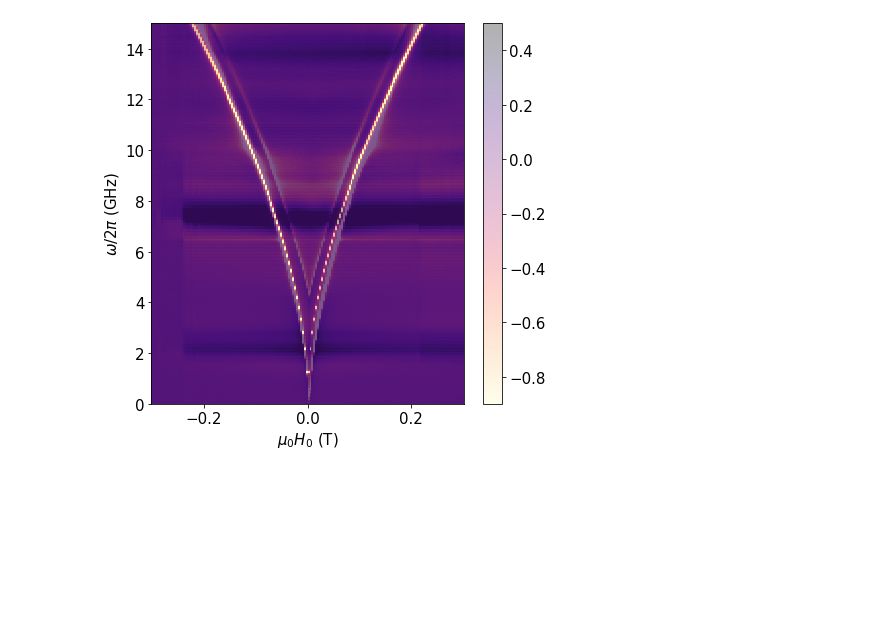
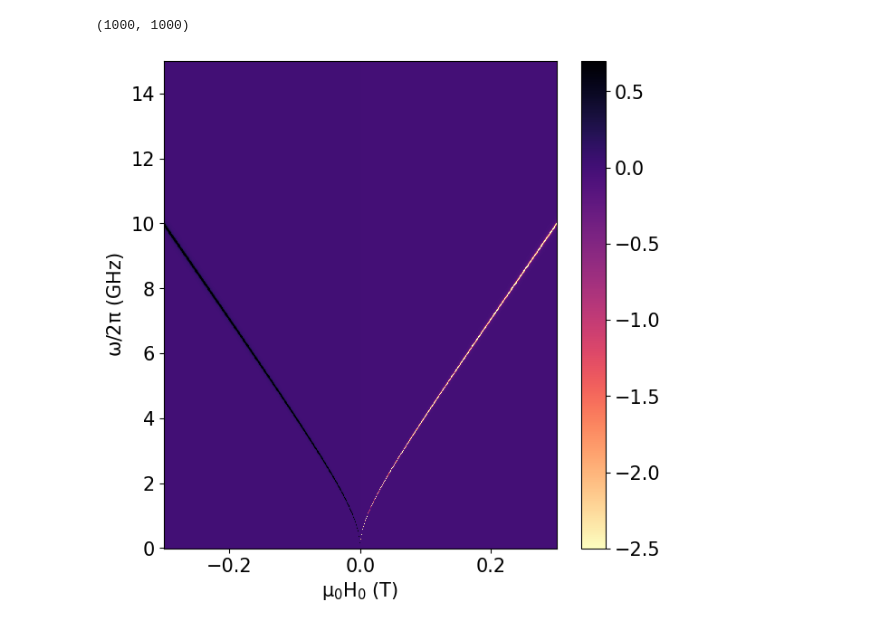
Before and after one commit to MarkCunningham0410/FMRDataAnalysis, a Jupyter notebook: permeability.ipynb, the cells around one changed output. Saved outputs shown, nothing was run; the diff lists cells and outputs as text; code cells hidden in the pictures; blank space fills up the shorter version.

```diff
--- a/permeability.ipynb
+++ b/permeability.ipynb
@@ -4,17 +3,19 @@ import matplotlib.pyplot as plt
 # %%
-def tensor_process(mu0_H, omega, magnetisation = 1.001, gamma = 28.8, eta = 0.0001):
+def susceptibility_xx(mu0_H, omega, sign, magnetisation = 0.1, gamma = 28.8, eta = 0.0001):
 
     omega_m = gamma * magnetisation
 
-    omega_0 = gamma * np.sqrt((mu0_H**2 + np.abs(mu0_H * magnetisation))) + 1j * eta * omega
+    omega_0 = gamma * np.sqrt(mu0_H**2 + mu0_H * magnetisation) + 1j * eta * omega
 
-    Uxx = (omega_m * omega_0) / (omega_0**2 - omega**2)
+    match sign:
+        case True:
+            Uxx = (omega_m * omega_0) / (omega_0**2 - omega**2)
+        case False:
+            Uxx = (omega_m * omega_0) / (omega**2 - omega_0**2)
 
     return Uxx
 # %%
-field = np.linspace(-0.3, 0.3, 160)
-omega_array = np.linspace(0, 15, 5001)
+field = np.linspace(-0.3, 0.3, 1000)
+omega_array = np.linspace(0, 15, 1000)
 
 fields, omegas = np.meshgrid(field, omega_array)
-
-tensor_matrix = tensor_process(fields, omegas)
@@ -35,11 +22,20 @@ x,y,z = FMR_Analysis.functionality(
+# %%
+
+conditions_list = [fields<0, fields>=0]
+choice_list = [susceptibility_xx(np.abs(fields),omegas, False), susceptibility_xx(fields,omegas, True)]
+
+selection = np.select(conditions_list, choice_list)
+# %%
+selection.shape
+# %% [output]
+(1000, 1000)
 # %%
 fig = plt.figure(figsize=(7,7))
-plt.pcolormesh(fields, omegas, np.imag(tensor_matrix), cmap = 'magma_r', vmin=-2.5, vmax=0.7, alpha = 1)
-plt.pcolormesh(fields, omegas, z,  cmap = 'magma_r', vmin = -0.9, vmax = 0.5, alpha = 0.3)
+plt.pcolormesh(field, omega_array, np.imag(selection), cmap = 'magma_r', vmin=-2.5, vmax=0.7)
 plt.colorbar()
 plt.rcParams['font.size'] = 15
 plt.xlabel('$\mu_0H_0$ (T)')
 plt.ylabel('$\omega/2\pi$ (GHz)')
 plt.show()
 # %% [output]
-[figure, old version]
+[figure, new version]
```
Also changed, not shown: parts of 2 cells of this notebook.
